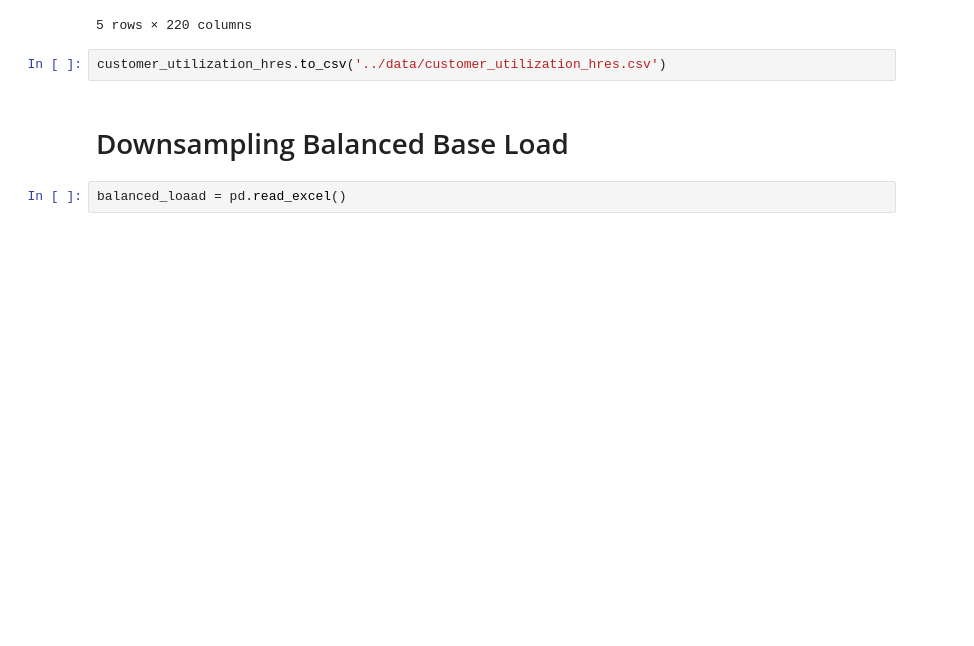
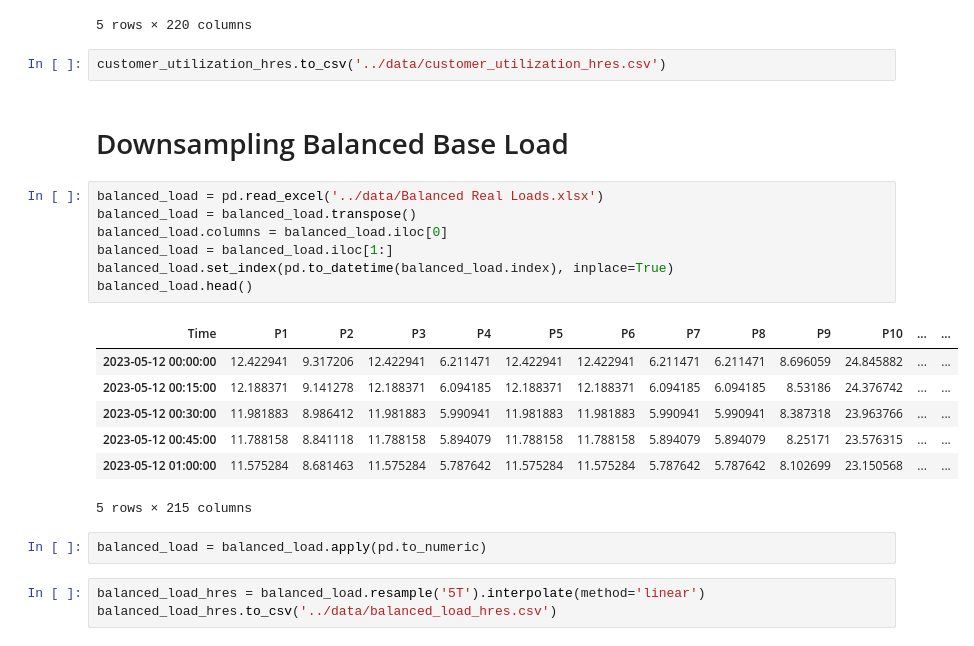
Before and after one commit to shanks847/EV-Grid-Integration-Study, a Jupyter notebook: notebooks/data_preprocessing.ipynb, the cells around one changed output. Cells and saved outputs as stored; diff of their text form; blank space fills up the shorter version.

```diff
--- a/notebooks/data_preprocessing.ipynb
+++ b/notebooks/data_preprocessing.ipynb
@@ -72,5 +72,23 @@ customer_utilization_hres.head()
 customer_utilization_hres.to_csv('../data/customer_utilization_hres.csv')
 # %% [markdown]
 # Downsampling Balanced Base Load
-# %%
-balanced_loaad = pd.read_excel()
+# %%
+balanced_load = pd.read_excel('../data/Balanced Real Loads.xlsx')
+balanced_load = balanced_load.transpose()
+balanced_load.columns = balanced_load.iloc[0]
+balanced_load = balanced_load.iloc[1:]
+balanced_load.set_index(pd.to_datetime(balanced_load.index), inplace=True)
+balanced_load.head()
+# %% [output]
+| Time | P1 | P2 | P3 | P4 | P5 | P6 | P7 | P8 | P9 | P10 | ... | ... |
+| 2023-05-12 00:00:00 | 12.422941 | 9.317206 | 12.422941 | 6.211471 | 12.422941 | 12.422941 | 6.211471 | 6.211471 | 8.696059 | 24.845882 | ... | ... |
+| 2023-05-12 00:15:00 | 12.188371 | 9.141278 | 12.188371 | 6.094185 | 12.188371 | 12.188371 | 6.094185 | 6.094185 | 8.53186 | 24.376742 | ... | ... |
+| 2023-05-12 00:30:00 | 11.981883 | 8.986412 | 11.981883 | 5.990941 | 11.981883 | 11.981883 | 5.990941 | 5.990941 | 8.387318 | 23.963766 | ... | ... |
+| 2023-05-12 00:45:00 | 11.788158 | 8.841118 | 11.788158 | 5.894079 | 11.788158 | 11.788158 | 5.894079 | 5.894079 | 8.25171 | 23.576315 | ... | ... |
+| 2023-05-12 01:00:00 | 11.575284 | 8.681463 | 11.575284 | 5.787642 | 11.575284 | 11.575284 | 5.787642 | 5.787642 | 8.102699 | 23.150568 | ... | ... |
+5 rows × 215 columns
+# %%
+balanced_load = balanced_load.apply(pd.to_numeric)
+# %%
+balanced_load_hres = balanced_load.resample('5T').interpolate(method='linear')
+balanced_load_hres.to_csv('../data/balanced_load_hres.csv')
```
Also changed, not shown: 51 other files.
